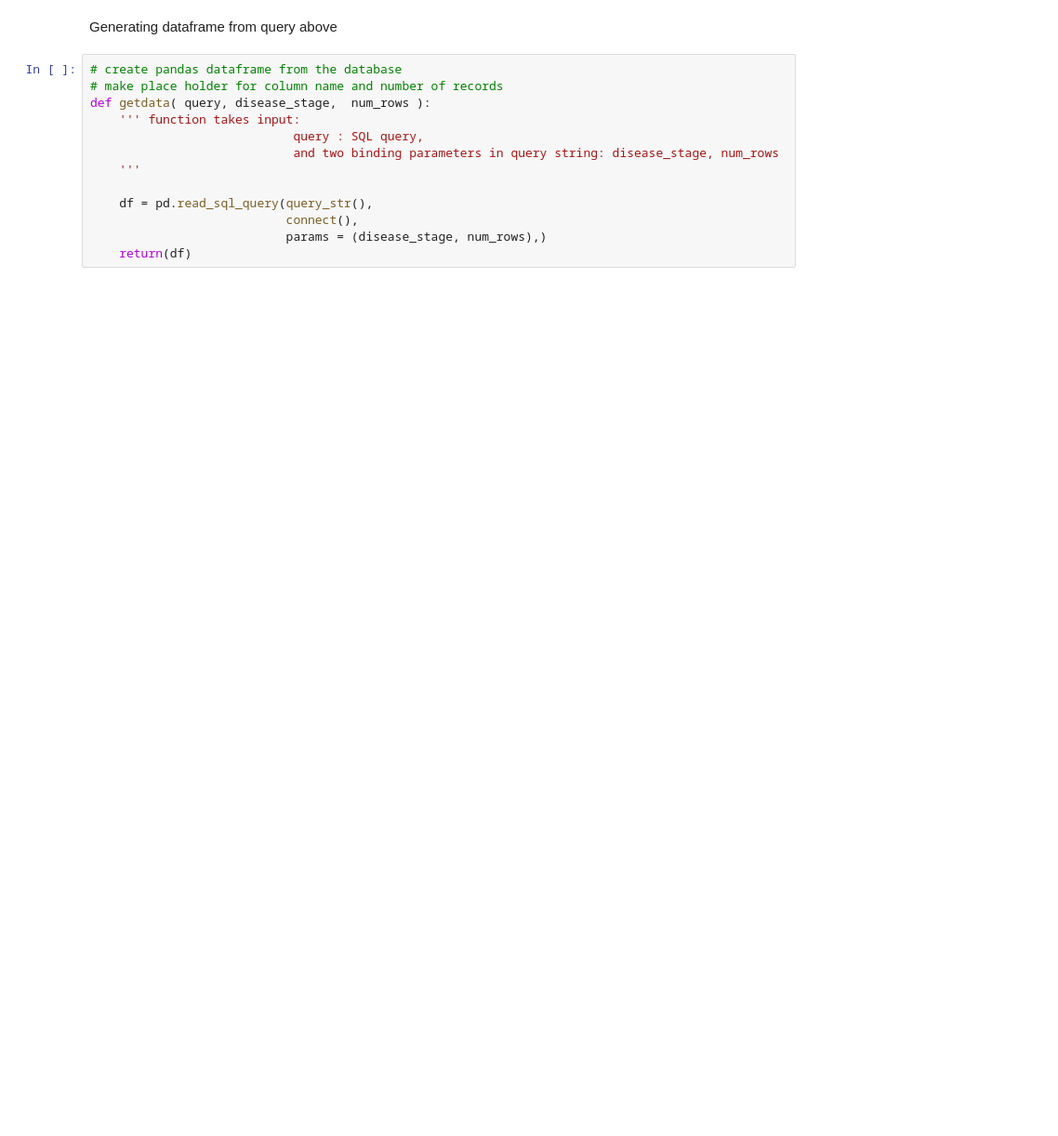
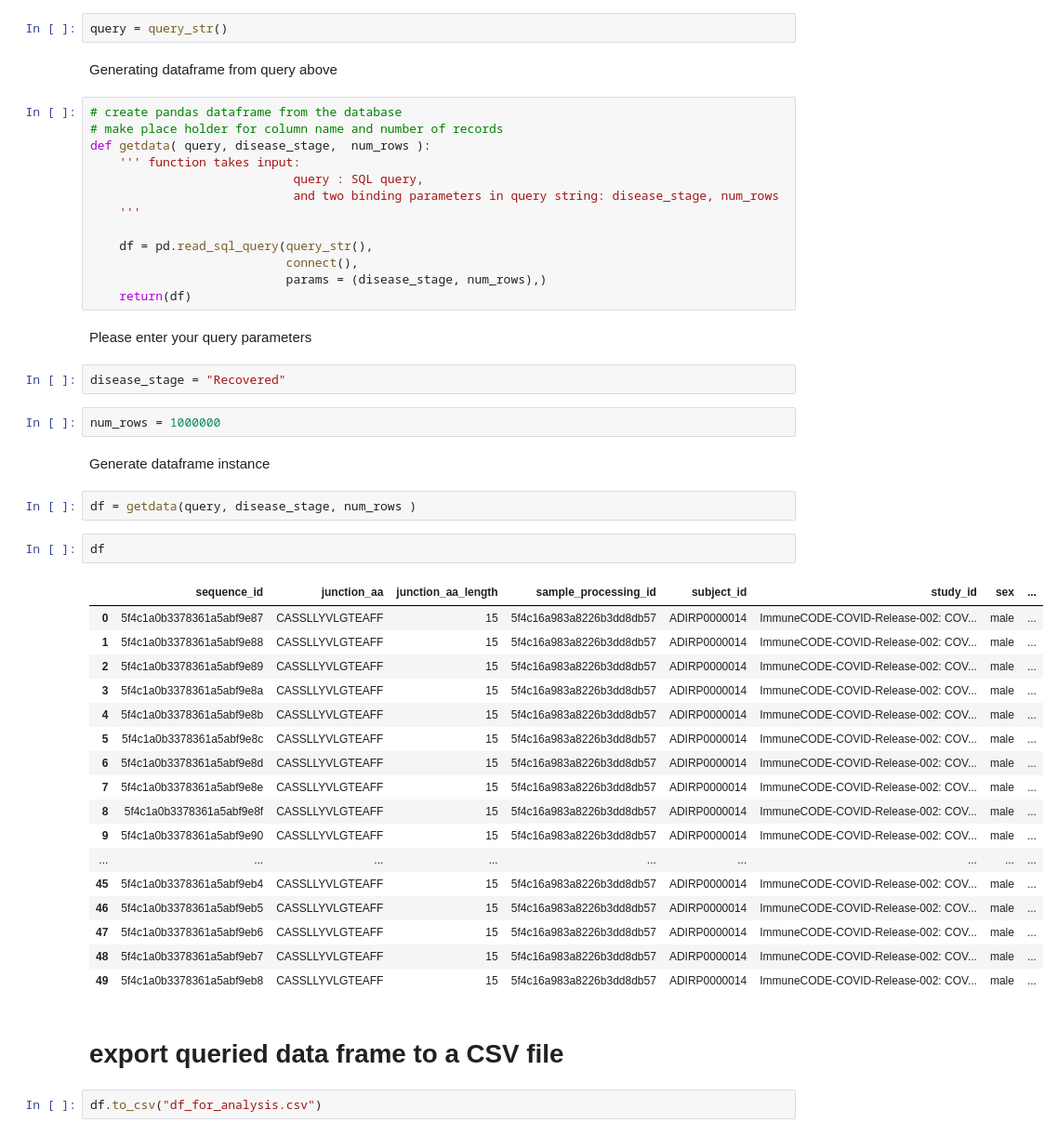
Before and after one commit to mshobair/precisionFDA_Covid19, a Jupyter notebook: sqlite_df_fn3.ipynb, the cells around one changed output. Shown at 93% size. Saved outputs shown, nothing was run; the diff lists cells and outputs as text; blank space fills up the shorter version.

```diff
--- a/sqlite_df_fn3.ipynb
+++ b/sqlite_df_fn3.ipynb
@@ -45,3 +54,5 @@ def query_str():
+# %%
+query = query_str()
 # %% [markdown]
 Generating dataframe from query above
 # %%
@@ -57,3 +68,37 @@ def getdata( query, disease_stage,  num_rows ):
                            connect(),
                            params = (disease_stage, num_rows),)
     return(df)
+# %% [markdown]
+Please enter your query parameters
+# %%
+disease_stage = "Recovered"
+# %%
+num_rows = 1000000
+# %% [markdown]
+Generate dataframe instance
+# %%
+df = getdata(query, disease_stage, num_rows )
+# %%
+df
+# %% [output]
+|  | sequence_id | junction_aa | junction_aa_length | sample_processing_id | subject_id | study_id | sex | ... |
+| 0 | 5f4c1a0b3378361a5abf9e87 | CASSLLYVLGTEAFF | 15 | 5f4c16a983a8226b3dd8db57 | ADIRP0000014 | ImmuneCODE-COVID-Release-002: COV... | male | ... |
+| 1 | 5f4c1a0b3378361a5abf9e88 | CASSLLYVLGTEAFF | 15 | 5f4c16a983a8226b3dd8db57 | ADIRP0000014 | ImmuneCODE-COVID-Release-002: COV... | male | ... |
+| 2 | 5f4c1a0b3378361a5abf9e89 | CASSLLYVLGTEAFF | 15 | 5f4c16a983a8226b3dd8db57 | ADIRP0000014 | ImmuneCODE-COVID-Release-002: COV... | male | ... |
+| 3 | 5f4c1a0b3378361a5abf9e8a | CASSLLYVLGTEAFF | 15 | 5f4c16a983a8226b3dd8db57 | ADIRP0000014 | ImmuneCODE-COVID-Release-002: COV... | male | ... |
+| 4 | 5f4c1a0b3378361a5abf9e8b | CASSLLYVLGTEAFF | 15 | 5f4c16a983a8226b3dd8db57 | ADIRP0000014 | ImmuneCODE-COVID-Release-002: COV... | male | ... |
+| 5 | 5f4c1a0b3378361a5abf9e8c | CASSLLYVLGTEAFF | 15 | 5f4c16a983a8226b3dd8db57 | ADIRP0000014 | ImmuneCODE-COVID-Release-002: COV... | male | ... |
+| 6 | 5f4c1a0b3378361a5abf9e8d | CASSLLYVLGTEAFF | 15 | 5f4c16a983a8226b3dd8db57 | ADIRP0000014 | ImmuneCODE-COVID-Release-002: COV... | male | ... |
+| 7 | 5f4c1a0b3378361a5abf9e8e | CASSLLYVLGTEAFF | 15 | 5f4c16a983a8226b3dd8db57 | ADIRP0000014 | ImmuneCODE-COVID-Release-002: COV... | male | ... |
+| 8 | 5f4c1a0b3378361a5abf9e8f | CASSLLYVLGTEAFF | 15 | 5f4c16a983a8226b3dd8db57 | ADIRP0000014 | ImmuneCODE-COVID-Release-002: COV... | male | ... |
+| 9 | 5f4c1a0b3378361a5abf9e90 | CASSLLYVLGTEAFF | 15 | 5f4c16a983a8226b3dd8db57 | ADIRP0000014 | ImmuneCODE-COVID-Release-002: COV... | male | ... |
+| ... | ... | ... | ... | ... | ... | ... | ... | ... |
+| 45 | 5f4c1a0b3378361a5abf9eb4 | CASSLLYVLGTEAFF | 15 | 5f4c16a983a8226b3dd8db57 | ADIRP0000014 | ImmuneCODE-COVID-Release-002: COV... | male | ... |
+| 46 | 5f4c1a0b3378361a5abf9eb5 | CASSLLYVLGTEAFF | 15 | 5f4c16a983a8226b3dd8db57 | ADIRP0000014 | ImmuneCODE-COVID-Release-002: COV... | male | ... |
+| 47 | 5f4c1a0b3378361a5abf9eb6 | CASSLLYVLGTEAFF | 15 | 5f4c16a983a8226b3dd8db57 | ADIRP0000014 | ImmuneCODE-COVID-Release-002: COV... | male | ... |
+| 48 | 5f4c1a0b3378361a5abf9eb7 | CASSLLYVLGTEAFF | 15 | 5f4c16a983a8226b3dd8db57 | ADIRP0000014 | ImmuneCODE-COVID-Release-002: COV... | male | ... |
+| 49 | 5f4c1a0b3378361a5abf9eb8 | CASSLLYVLGTEAFF | 15 | 5f4c16a983a8226b3dd8db57 | ADIRP0000014 | ImmuneCODE-COVID-Release-002: COV... | male | ... |
+# %% [markdown]
+# export queried data frame to a CSV file
+# %%
+df.to_csv("df_for_analysis.csv")
```
Also changed, not shown: parts of 9 cells of this notebook, 5 other files.
